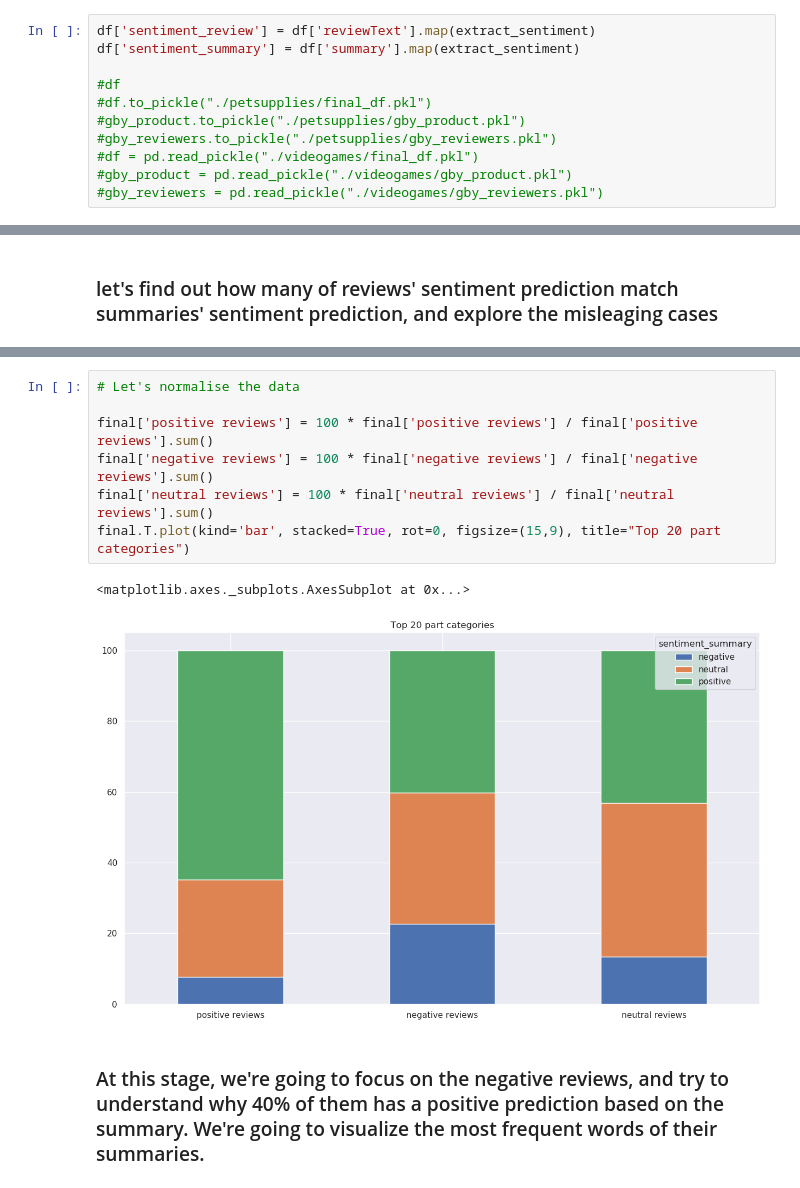
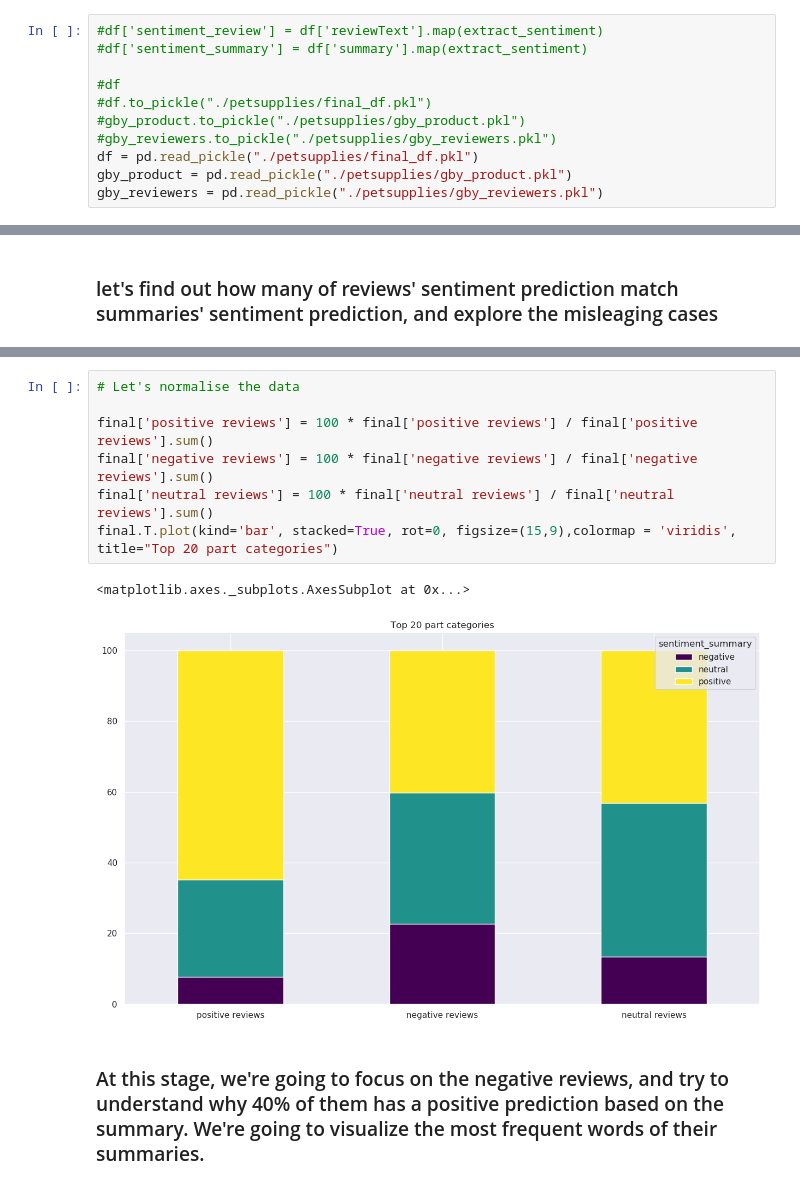
Before and after one commit to epfl-ada-project-amazon/data-analysis, a Jupyter notebook: project.ipynb, the cells around one changed output, grey strips where cells are left out. Drawn from its saved outputs; the diff is of its cells as text.

```diff
--- a/project.ipynb
+++ b/project.ipynb
@@ -499,16 +496,16 @@ def extract_sentiment(review):
 
     return sentiment
 # %%
-df['sentiment_review'] = df['reviewText'].map(extract_sentiment)
-df['sentiment_summary'] = df['summary'].map(extract_sentiment)
+#df['sentiment_review'] = df['reviewText'].map(extract_sentiment)
+#df['sentiment_summary'] = df['summary'].map(extract_sentiment)
 
 #df
 #df.to_pickle("./petsupplies/final_df.pkl")
 #gby_product.to_pickle("./petsupplies/gby_product.pkl")
 #gby_reviewers.to_pickle("./petsupplies/gby_reviewers.pkl")
-#df = pd.read_pickle("./videogames/final_df.pkl")
-#gby_product = pd.read_pickle("./videogames/gby_product.pkl")
-#gby_reviewers = pd.read_pickle("./videogames/gby_reviewers.pkl")
+df = pd.read_pickle("./petsupplies/final_df.pkl")
+gby_product = pd.read_pickle("./petsupplies/gby_product.pkl")
+gby_reviewers = pd.read_pickle("./petsupplies/gby_reviewers.pkl")
 # %%
 df.head()
 df.to_pickle("./petsupplies/final_df.pkl")
@@ -596,13 +593,13 @@ final.T.plot(kind='bar', stacked=True, rot=0, figsize=(15,9), title="Top 20 part
 # %%
 # Let's normalise the data
 
 final['positive reviews'] = 100 * final['positive reviews'] / final['positive reviews'].sum()
 final['negative reviews'] = 100 * final['negative reviews'] / final['negative reviews'].sum()
 final['neutral reviews'] = 100 * final['neutral reviews'] / final['neutral reviews'].sum()
-final.T.plot(kind='bar', stacked=True, rot=0, figsize=(15,9), title="Top 20 part categories")
+final.T.plot(kind='bar', stacked=True, rot=0, figsize=(15,9),colormap = 'viridis', title="Top 20 part categories")
 # %% [output]
 <matplotlib.axes._subplots.AxesSubplot at 0x...>
-[figure, old version]
+[figure, new version]
 # %% [markdown]
 ### At this stage, we're going to focus on the  negative reviews, and try to understand why 40% of them has a positive prediction based on the summary. We're going to visualize the most frequent words of their summaries.
 # %%
```
Also changed, not shown: parts of 12 cells of this notebook.
